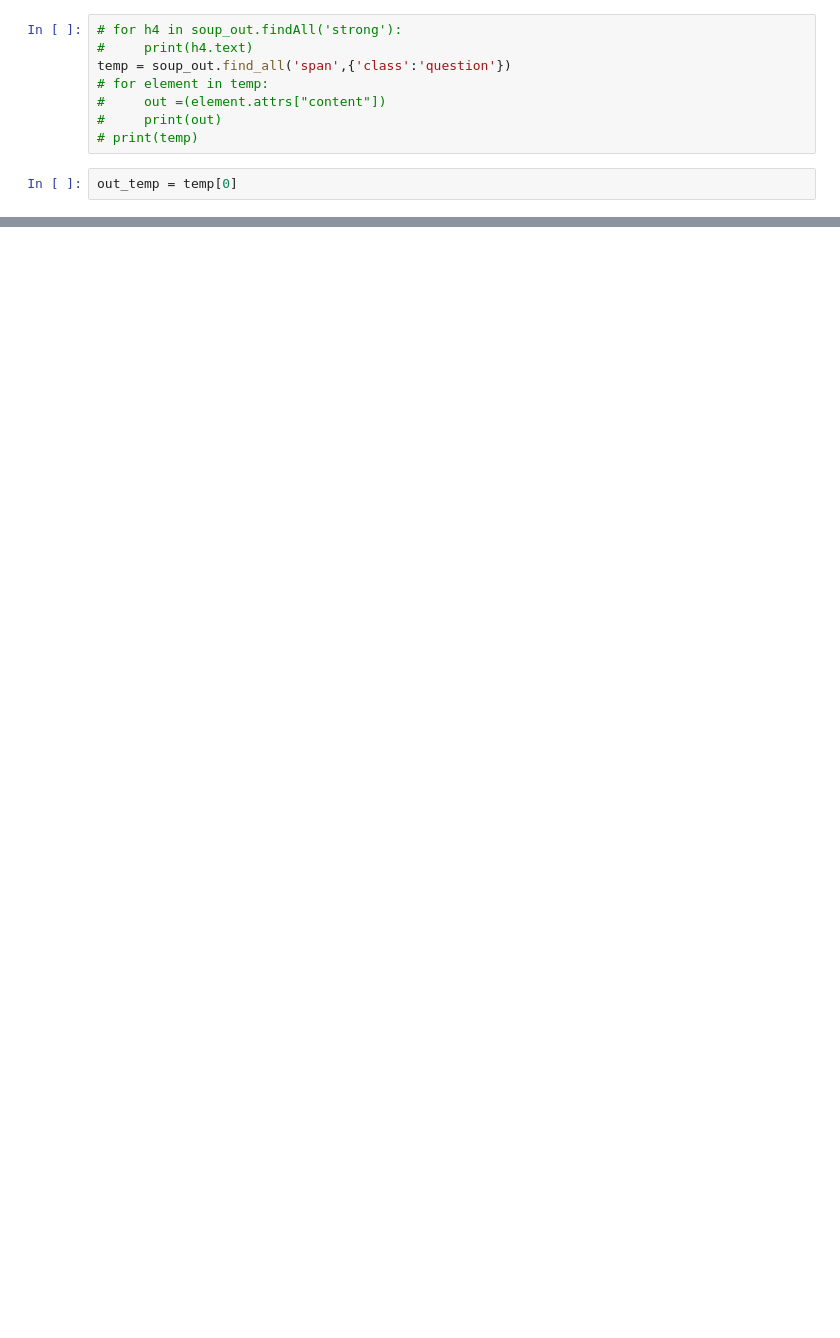
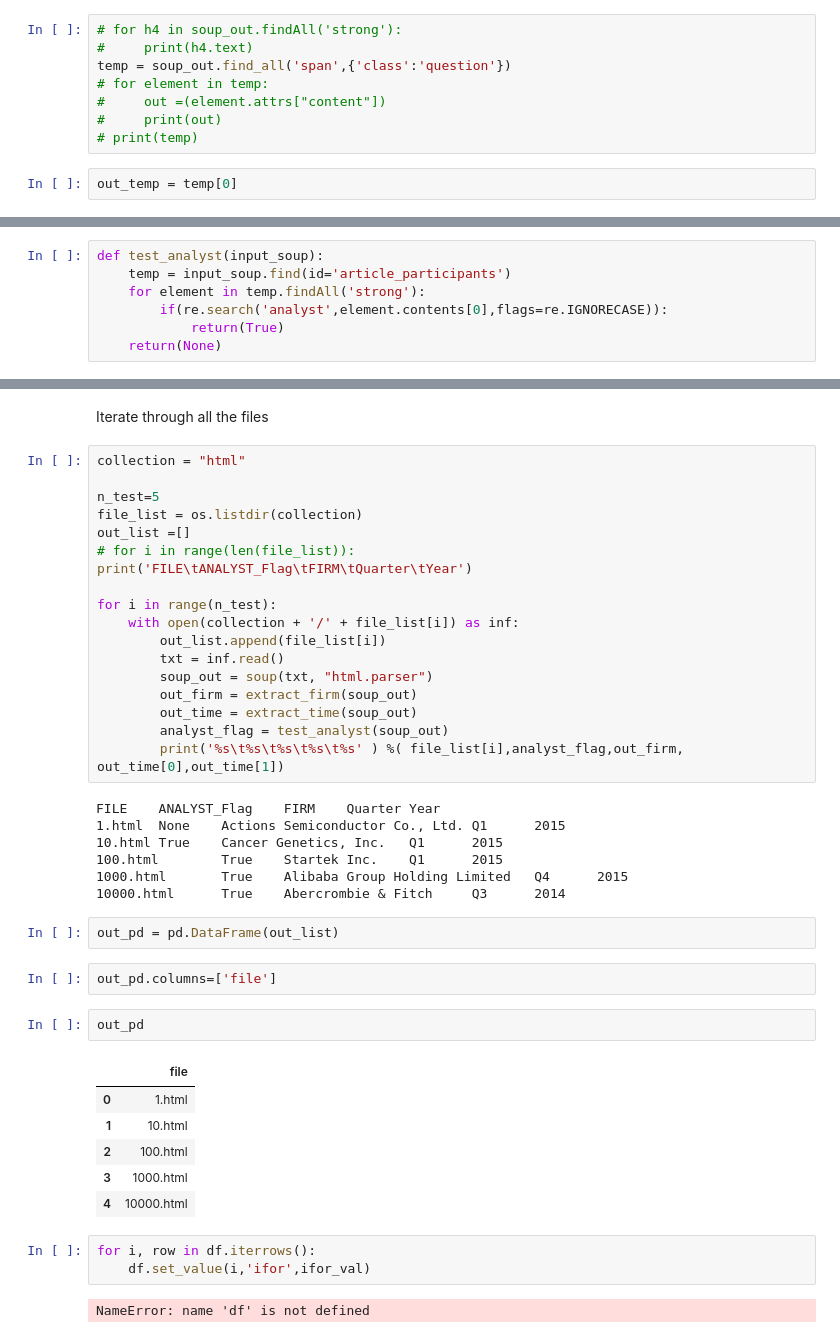
Before and after one commit to internetoftim/textparsing, a Jupyter notebook: Parse Conversation HTML.ipynb, the cells around one changed output, grey strips where cells are left out. Drawn from its saved outputs; the diff is of its cells as text; blank space fills up the shorter version.

Commit message:
exec and analysts

```diff
--- a/Parse Conversation HTML.ipynb
+++ b/Parse Conversation HTML.ipynb
@@ -115,0 +120,7 @@ print(temp)
+# %%
+def test_analyst(input_soup):
+    temp = input_soup.find(id='article_participants')
+    for element in temp.findAll('strong'):
+        if(re.search('analyst',element.contents[0],flags=re.IGNORECASE)):
+            return(True)
+    return(None)
@@ -115,0 +243,45 @@ print(temp)
+# %% [markdown]
+Iterate through all the files
+# %%
+collection = "html"
+
+n_test=5
+file_list = os.listdir(collection)
+out_list =[]
+# for i in range(len(file_list)):
+print('FILE\tANALYST_Flag\tFIRM\tQuarter\tYear')
+
+for i in range(n_test):
+    with open(collection + '/' + file_list[i]) as inf:
+        out_list.append(file_list[i])
+        txt = inf.read()
+        soup_out = soup(txt, "html.parser")
+        out_firm = extract_firm(soup_out)
+        out_time = extract_time(soup_out)
+        analyst_flag = test_analyst(soup_out)
+        print('%s\t%s\t%s\t%s\t%s' ) %( file_list[i],analyst_flag,out_firm, out_time[0],out_time[1])
+# %% [output]
+FILE    ANALYST_Flag    FIRM    Quarter Year
+1.html  None    Actions Semiconductor Co., Ltd. Q1      2015
+10.html True    Cancer Genetics, Inc.   Q1      2015
+100.html        True    Startek Inc.    Q1      2015
+1000.html       True    Alibaba Group Holding Limited   Q4      2015
+10000.html      True    Abercrombie & Fitch     Q3      2014
+# %%
+out_pd = pd.DataFrame(out_list)
+# %%
+out_pd.columns=['file']
+# %%
+out_pd
+# %% [output]
+|  | file |
+| 0 | 1.html |
+| 1 | 10.html |
+| 2 | 100.html |
+| 3 | 1000.html |
+| 4 | 10000.html |
+# %%
+for i, row in df.iterrows():
+    df.set_value(i,'ifor',ifor_val)
+# %% [output]
+NameError: name 'df' is not defined
```
Also changed, not shown: parts of 21 cells of this notebook.
